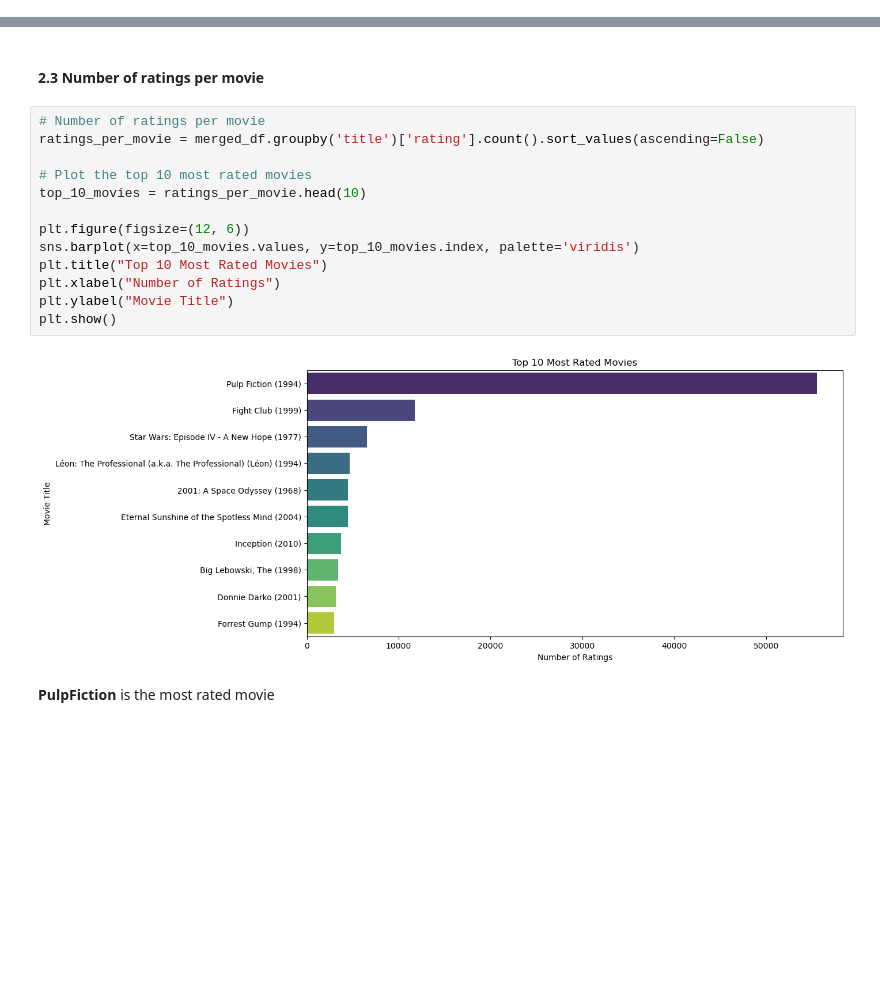
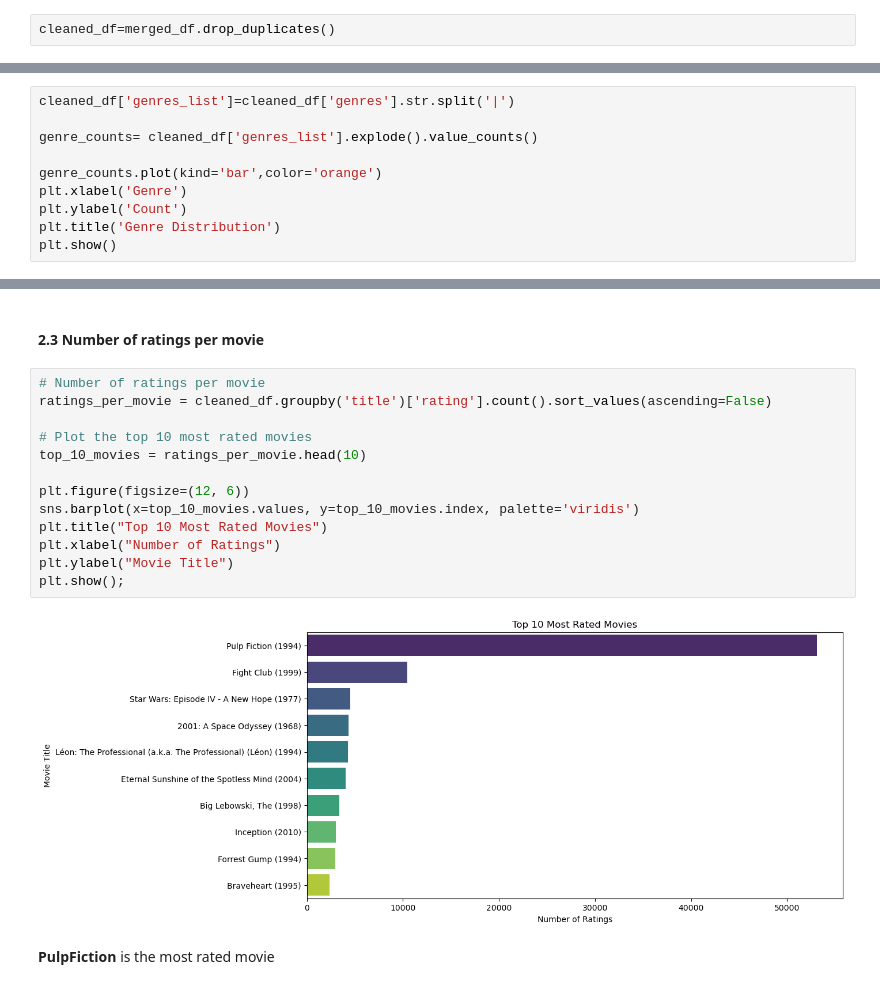
Before and after one commit to am-eric/Movie-recommendation-system, a Jupyter notebook: analysis.ipynb, the cells around one changed output, grey strips where cells are left out. Drawn from its saved outputs; the diff is of its cells as text; blank space fills up the shorter version.

```diff
--- a/analysis.ipynb
+++ b/analysis.ipynb
@@ -231,0 +274,2 @@ merged_df.head()
+# %%
+cleaned_df=merged_df.drop_duplicates()
@@ -345,0 +413,10 @@ plt.show()
+# %%
+cleaned_df['genres_list']=cleaned_df['genres'].str.split('|')
+
+genre_counts= cleaned_df['genres_list'].explode().value_counts()
+
+genre_counts.plot(kind='bar',color='orange')
+plt.xlabel('Genre')
+plt.ylabel('Count')
+plt.title('Genre Distribution')
+plt.show()
@@ -385,19 +468,19 @@ plt.show();
 #### 2.3 Number of ratings per movie
 # %%
 # Number of ratings per movie
-ratings_per_movie = merged_df.groupby('title')['rating'].count().sort_values(ascending=False)
+ratings_per_movie = cleaned_df.groupby('title')['rating'].count().sort_values(ascending=False)
 
 # Plot the top 10 most rated movies
 top_10_movies = ratings_per_movie.head(10)
 
 plt.figure(figsize=(12, 6))
 sns.barplot(x=top_10_movies.values, y=top_10_movies.index, palette='viridis')
 plt.title("Top 10 Most Rated Movies")
 plt.xlabel("Number of Ratings")
 plt.ylabel("Movie Title")
-plt.show()
+plt.show();
 # %% [output]
-[figure, old version]
+[figure, new version]
 # %% [markdown]
 **PulpFiction** is the most rated movie
 # %% [markdown]
```
Also changed, not shown: parts of 55 cells of this notebook.
